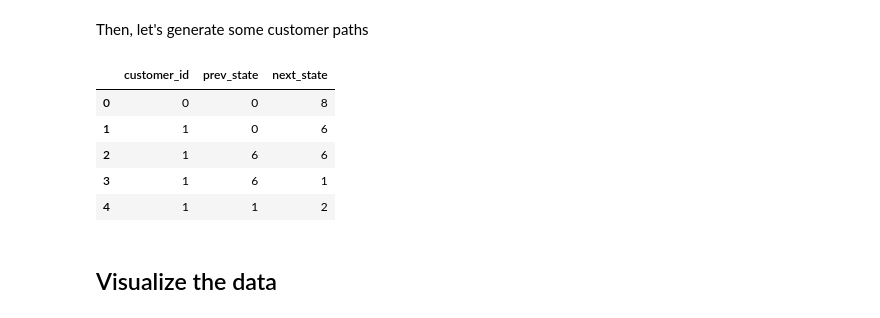
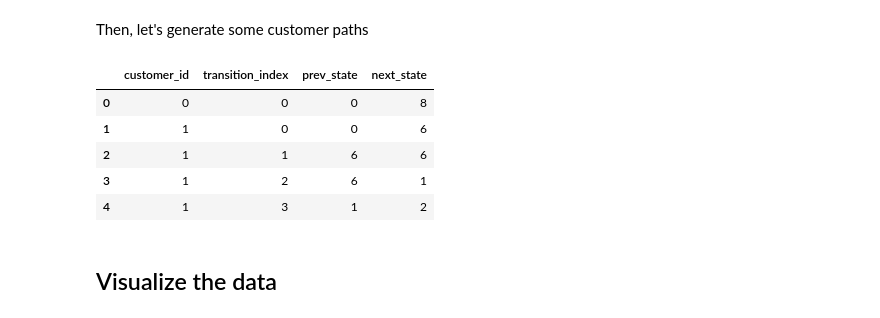
Before and after one commit to City-of-Helsinki/ml_federated_customer_journey, a Jupyter notebook: 00_data.ipynb, the cells around one changed output. Cells and saved outputs as stored; diff of their text form; code cells hidden in the pictures.

Commit message:
added order of the state transition

```diff
--- a/00_data.ipynb
+++ b/00_data.ipynb
@@ -127,36 +127,42 @@ Then, let's generate some customer paths
 # %%
 # dataframe to store the results
 df = pd.DataFrame(
-    columns={"customer_id": int, "prev_state": np.uint8, "next_state": np.uint8}
+    columns={
+        "customer_id": int,
+        "transition_index": np.uint8,
+        "prev_state": np.uint8,
+        "next_state": np.uint8,
+    }
 )
 
 # loop through customers
 for customer_id in range(n_customers):
     prev_state = 0
     count = 0
     while prev_state != n_states - 1 and count < max_path_length:
         # select new state according to weights in transition matrix
         next_state = np.random.choice(np.arange(n_states), p=P[prev_state, :].flatten())
         df = df.append(
             {
                 "customer_id": customer_id,
+                "transition_index": count,
                 "prev_state": prev_state,
                 "next_state": next_state,
             },
             ignore_index=True,
         )
         prev_state = next_state
         count += 1
 
 # check out results
 df.head()
 # %% [output]
-|  | customer_id | prev_state | next_state |
-| 0 | 0 | 0 | 8 |
-| 1 | 1 | 0 | 6 |
-| 2 | 1 | 6 | 6 |
-| 3 | 1 | 6 | 1 |
-| 4 | 1 | 1 | 2 |
+|  | customer_id | transition_index | prev_state | next_state |
+| 0 | 0 | 0 | 0 | 8 |
+| 1 | 1 | 0 | 0 | 6 |
+| 2 | 1 | 1 | 6 | 6 |
+| 3 | 1 | 2 | 6 | 1 |
+| 4 | 1 | 3 | 1 | 2 |
 # %% [markdown]
 ## Visualize the data
 # %% [markdown]
```
Also changed, not shown: parts of 6 cells of this notebook, 1 other file.
